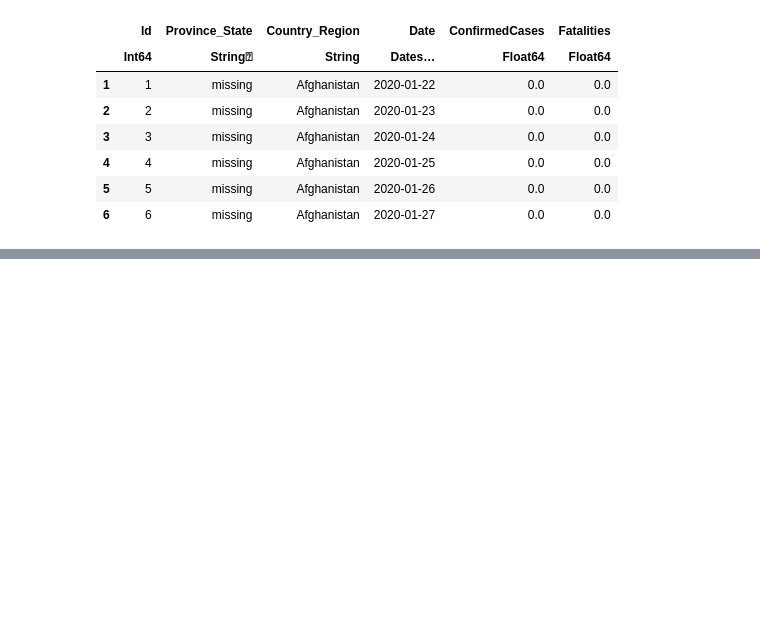
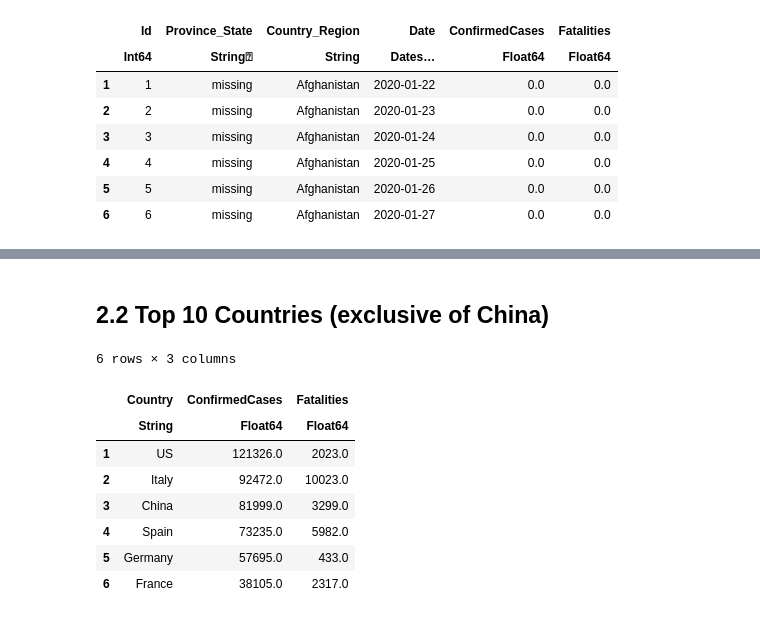
Before and after one commit to Shenghao1993/covid19-cases-forecast, a Jupyter notebook: 1.0-covid19-exploratory-data-analysis.ipynb, the cells around one changed output, grey strips where cells are left out. Cells and saved outputs as stored; diff of their text form; code cells hidden in the pictures; blank space fills up the shorter version.

```diff
--- a/1.0-covid19-exploratory-data-analysis.ipynb
+++ b/1.0-covid19-exploratory-data-analysis.ipynb
@@ -36,0 +75,20 @@ MethodError: MethodError: objects of type Module are not callable
+# %% [markdown]
+## 2.2 Top 10 Countries (exclusive of China)
+# %%
+last_day_df = train_df[train_df.Date.==unique(train_df.Date)[end],:]
+countries_df = by(last_day_df, :Country_Region, :ConfirmedCases => sum, :Fatalities => sum)
+colnames = ["Country", "ConfirmedCases", "Fatalities"]
+rename!(countries_df, Symbol.(colnames))
+sort!(countries_df, [:ConfirmedCases], rev=true);
+
+first(countries_df, 6)
+# %% [output]
+6 rows × 3 columns
+|  | Country | ConfirmedCases | Fatalities |
+|  | String | Float64 | Float64 |
+| 1 | US | 121326.0 | 2023.0 |
+| 2 | Italy | 92472.0 | 10023.0 |
+| 3 | China | 81999.0 | 3299.0 |
+| 4 | Spain | 73235.0 | 5982.0 |
+| 5 | Germany | 57695.0 | 433.0 |
+| 6 | France | 38105.0 | 2317.0 |
```
Also changed, not shown: parts of 11 cells of this notebook.
